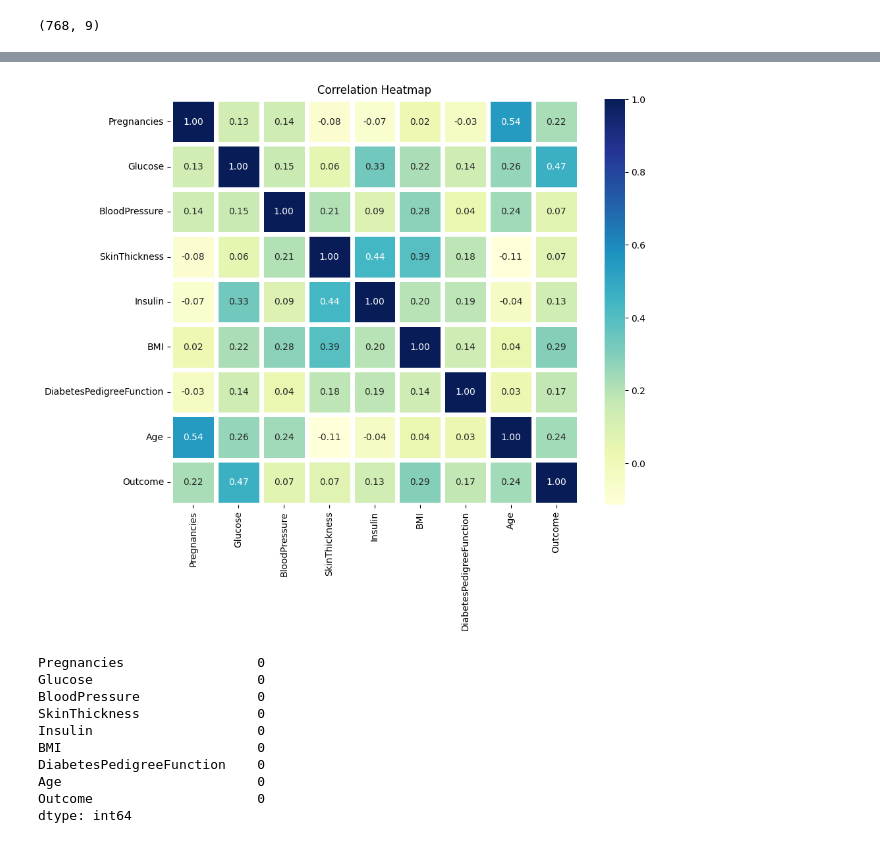
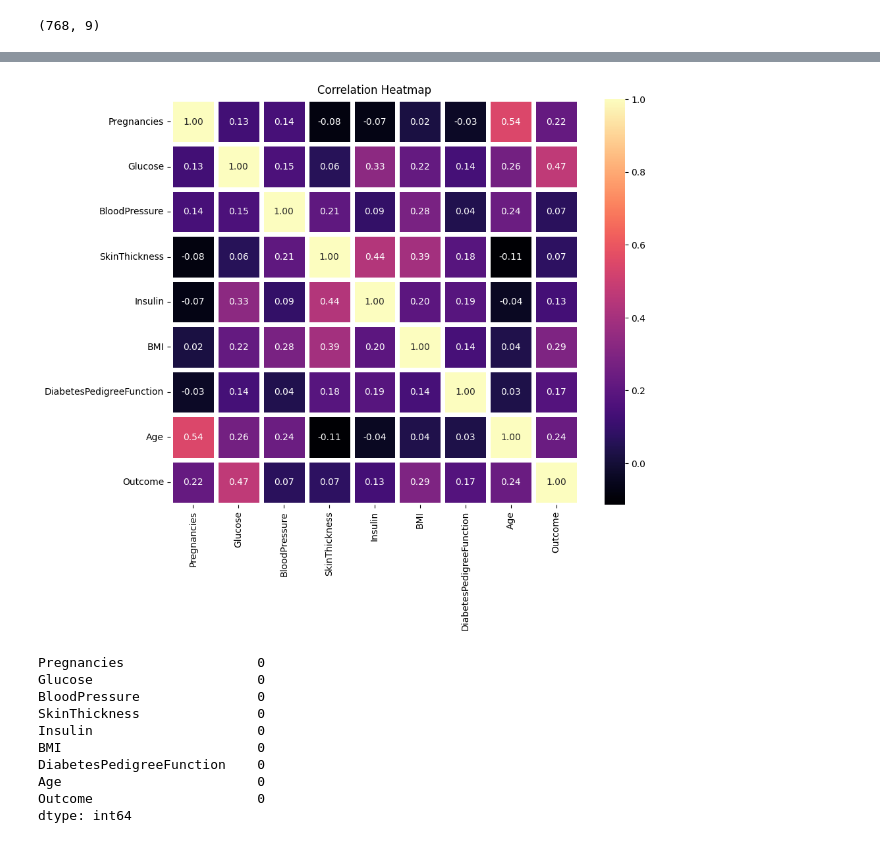
Before and after one commit to HansrajS1/Diabetes_prediction, a Jupyter notebook: python.ipynb, the cells around one changed output, grey strips where cells are left out. Cells and saved outputs as stored; diff of their text form; code cells hidden in the pictures.

```diff
--- a/python.ipynb
+++ b/python.ipynb
@@ -67,12 +64,12 @@ df.describe
 # %%
 corr_matrix = df.corr()
 
 plt.figure(figsize=(10,8))
-sns.heatmap(corr_matrix,annot=True,cmap="YlGnBu",fmt=".2f",linewidths=5)
+sns.heatmap(corr_matrix,annot=True,cmap="magma",fmt=".2f",linewidths=5)
 plt.title("Correlation Heatmap")
 plt.show()
 # %% [output]
-[figure, old version]
+[figure, new version]
 # %%
 df.isnull().sum()
 # %% [output]
```
Also changed, not shown: parts of 5 cells of this notebook, 1 other file.
